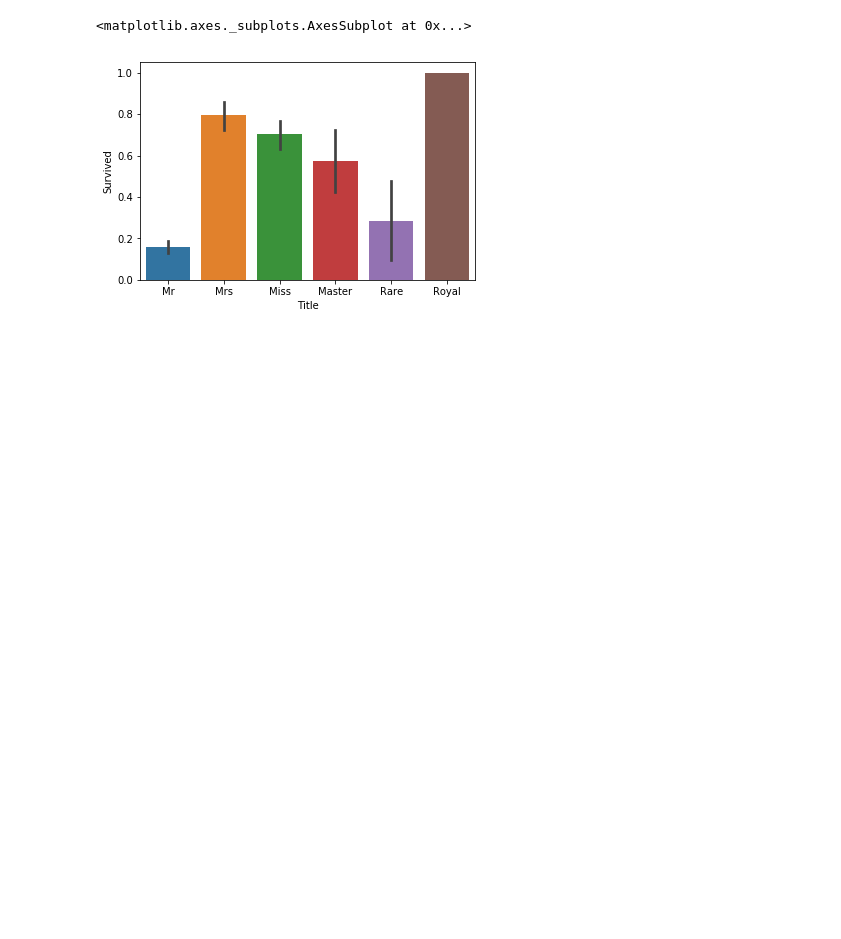
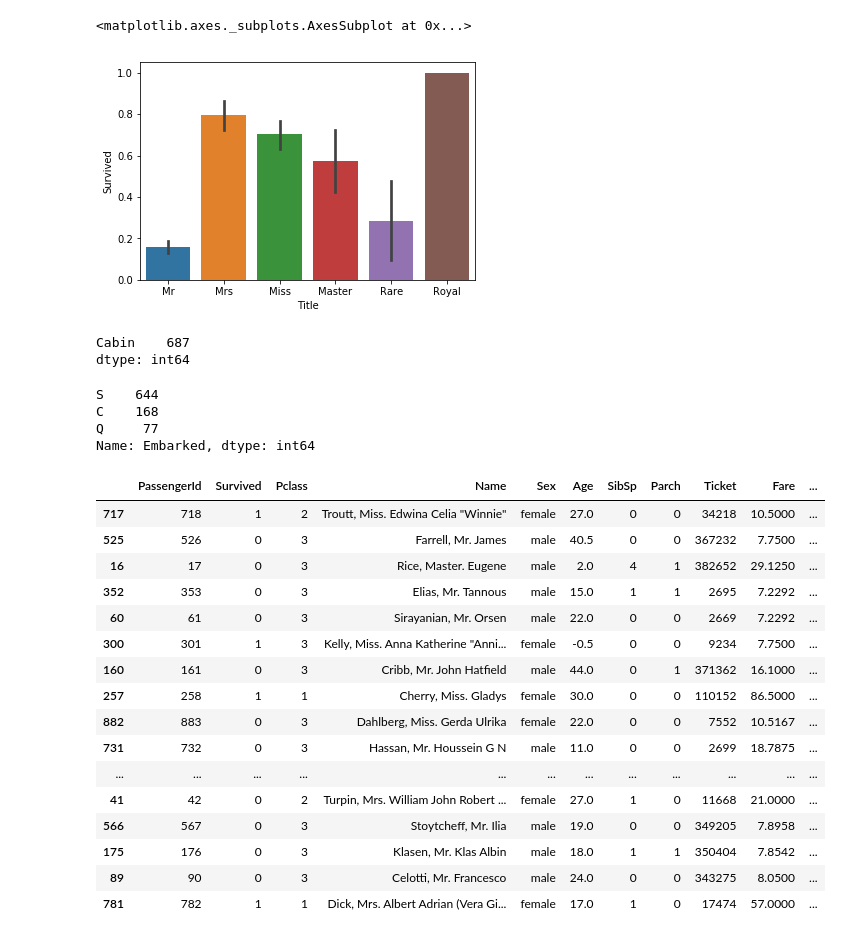
Before and after one commit to innovator-arjun/Titanic-Survival-Prediction, a Jupyter notebook: Updated Titanic Survival.ipynb, the cells around one changed output. Cells and saved outputs as stored; diff of their text form; code cells hidden in the pictures; blank space fills up the shorter version.

```diff
--- a/Updated Titanic Survival.ipynb
+++ b/Updated Titanic Survival.ipynb
@@ -135,3 +135,38 @@ sns.barplot(x='Title',y='Survived',data=train)
 # %% [output]
 <matplotlib.axes._subplots.AxesSubplot at 0x...>
 [figure]
+# %%
+train_null=train.isnull().sum()
+train_null[train_null>0].sort_values(ascending=True)
+# %% [output]
+Cabin    687
+dtype: int64
+# %%
+train.Embarked.value_counts()
+# %% [output]
+S    644
+C    168
+Q     77
+Name: Embarked, dtype: int64
+# %%
+train=train.fillna({"Embarked":"S"})
+# %%
+train.sample(30)
+# %% [output]
+|  | PassengerId | Survived | Pclass | Name | Sex | Age | SibSp | Parch | Ticket | Fare | ... |
+| 717 | 718 | 1 | 2 | Troutt, Miss. Edwina Celia "Winnie" | female | 27.0 | 0 | 0 | 34218 | 10.5000 | ... |
+| 525 | 526 | 0 | 3 | Farrell, Mr. James | male | 40.5 | 0 | 0 | 367232 | 7.7500 | ... |
+| 16 | 17 | 0 | 3 | Rice, Master. Eugene | male | 2.0 | 4 | 1 | 382652 | 29.1250 | ... |
+| 352 | 353 | 0 | 3 | Elias, Mr. Tannous | male | 15.0 | 1 | 1 | 2695 | 7.2292 | ... |
+| 60 | 61 | 0 | 3 | Sirayanian, Mr. Orsen | male | 22.0 | 0 | 0 | 2669 | 7.2292 | ... |
+| 300 | 301 | 1 | 3 | Kelly, Miss. Anna Katherine "Anni... | female | -0.5 | 0 | 0 | 9234 | 7.7500 | ... |
+| 160 | 161 | 0 | 3 | Cribb, Mr. John Hatfield | male | 44.0 | 0 | 1 | 371362 | 16.1000 | ... |
+| 257 | 258 | 1 | 1 | Cherry, Miss. Gladys | female | 30.0 | 0 | 0 | 110152 | 86.5000 | ... |
+| 882 | 883 | 0 | 3 | Dahlberg, Miss. Gerda Ulrika | female | 22.0 | 0 | 0 | 7552 | 10.5167 | ... |
+| 731 | 732 | 0 | 3 | Hassan, Mr. Houssein G N | male | 11.0 | 0 | 0 | 2699 | 18.7875 | ... |
+| ... | ... | ... | ... | ... | ... | ... | ... | ... | ... | ... | ... |
+| 41 | 42 | 0 | 2 | Turpin, Mrs. William John Robert ... | female | 27.0 | 1 | 0 | 11668 | 21.0000 | ... |
+| 566 | 567 | 0 | 3 | Stoytcheff, Mr. Ilia | male | 19.0 | 0 | 0 | 349205 | 7.8958 | ... |
+| 175 | 176 | 0 | 3 | Klasen, Mr. Klas Albin | male | 18.0 | 1 | 1 | 350404 | 7.8542 | ... |
+| 89 | 90 | 0 | 3 | Celotti, Mr. Francesco | male | 24.0 | 0 | 0 | 343275 | 8.0500 | ... |
+| 781 | 782 | 1 | 1 | Dick, Mrs. Albert Adrian (Vera Gi... | female | 17.0 | 1 | 0 | 17474 | 57.0000 | ... |
```
